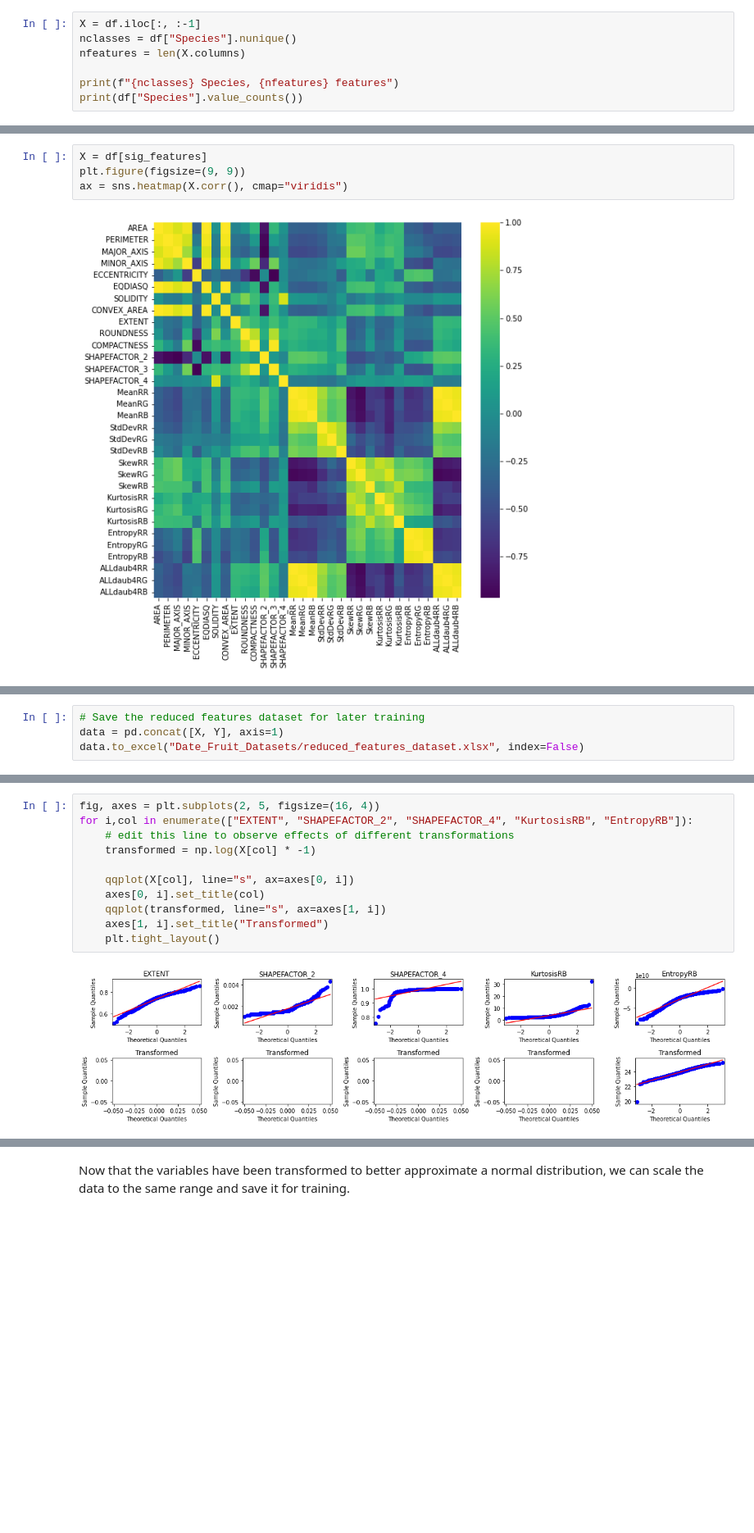
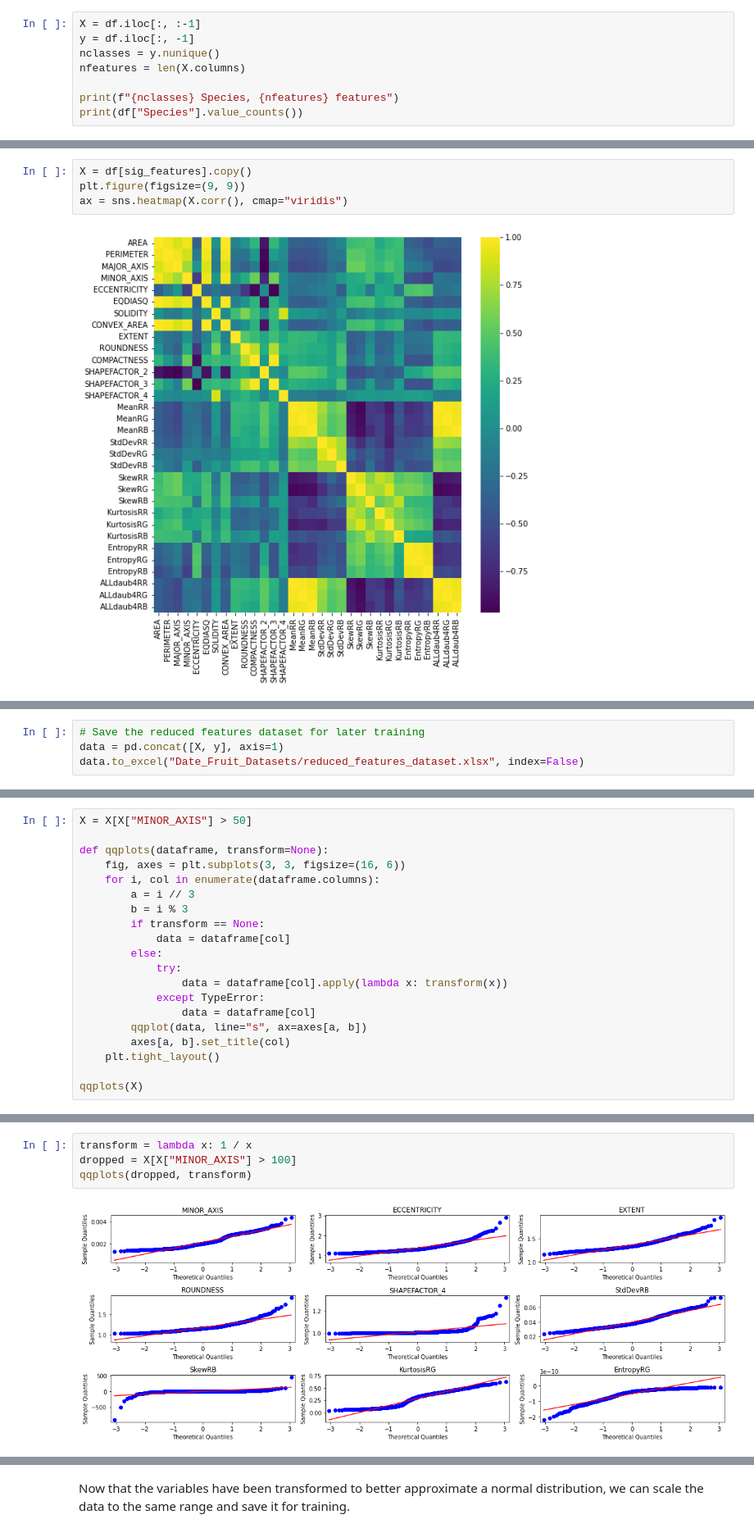
Before and after one commit to kynnemall/Date-Fruit-Dataset-Analysis, a Jupyter notebook: 1-analysis.ipynb, the cells around one changed output, grey strips where cells are left out. Shown at 82% size. Saved outputs shown, nothing was run; the diff lists cells and outputs as text; blank space fills up the shorter version.

```diff
--- a/1-analysis.ipynb
+++ b/1-analysis.ipynb
@@ -36,7 +37,8 @@ df.head()
 Before making any predictions, we need to explore the data and look for patterns which will us predict the Date species
 # %%
 X = df.iloc[:, :-1]
-nclasses = df["Species"].nunique()
+y = df.iloc[:, -1]
+nclasses = y.nunique()
 nfeatures = len(X.columns)
 
 print(f"{nclasses} Species, {nfeatures} features")
@@ -75,5 +80,5 @@ Using ANOVA helped us remove two variables which were not different at all betwe
 # %%
-X = df[sig_features]
+X = df[sig_features].copy()
 plt.figure(figsize=(9, 9))
 ax = sns.heatmap(X.corr(), cmap="viridis")
 # %% [output]
@@ -104,4 +128,4 @@ ax = sns.heatmap(X.corr(), cmap="viridis")
 # %%
 # Save the reduced features dataset for later training
-data = pd.concat([X, Y], axis=1)
+data = pd.concat([X, y], axis=1)
 data.to_excel("Date_Fruit_Datasets/reduced_features_dataset.xlsx", index=False)
@@ -134,0 +162,20 @@ These features have drastically different ranges and some will need to be transf
+# %%
+X = X[X["MINOR_AXIS"] > 50]
+
+def qqplots(dataframe, transform=None):
+    fig, axes = plt.subplots(3, 3, figsize=(16, 6))
+    for i, col in enumerate(dataframe.columns):
+        a = i // 3
+        b = i % 3
+        if transform == None:
+            data = dataframe[col]
+        else:
+            try:
+                data = dataframe[col].apply(lambda x: transform(x))
+            except TypeError:
+                data = dataframe[col]
+        qqplot(data, line="s", ax=axes[a, b])
+        axes[a, b].set_title(col)
+    plt.tight_layout()
+
+qqplots(X)
@@ -135,15 +187,8 @@ These features have drastically different ranges and some will need to be transf
 # %%
-fig, axes = plt.subplots(2, 5, figsize=(16, 4))
-for i,col in enumerate(["EXTENT", "SHAPEFACTOR_2", "SHAPEFACTOR_4", "KurtosisRB", "EntropyRB"]):
-    # edit this line to observe effects of different transformations
-    transformed = np.log(X[col] * -1)
-
-    qqplot(X[col], line="s", ax=axes[0, i])
-    axes[0, i].set_title(col)
-    qqplot(transformed, line="s", ax=axes[1, i])
-    axes[1, i].set_title("Transformed")
-    plt.tight_layout()
+transform = lambda x: 1 / x
+dropped = X[X["MINOR_AXIS"] > 100]
+qqplots(dropped, transform)
 # %% [output]
-[figure, old version]
+[figure, new version]
 # %% [markdown]
 Playing around with these graphs, we see that the data become normal with the following transformations:
```
Also changed, not shown: parts of 19 cells of this notebook, 3 other files.
